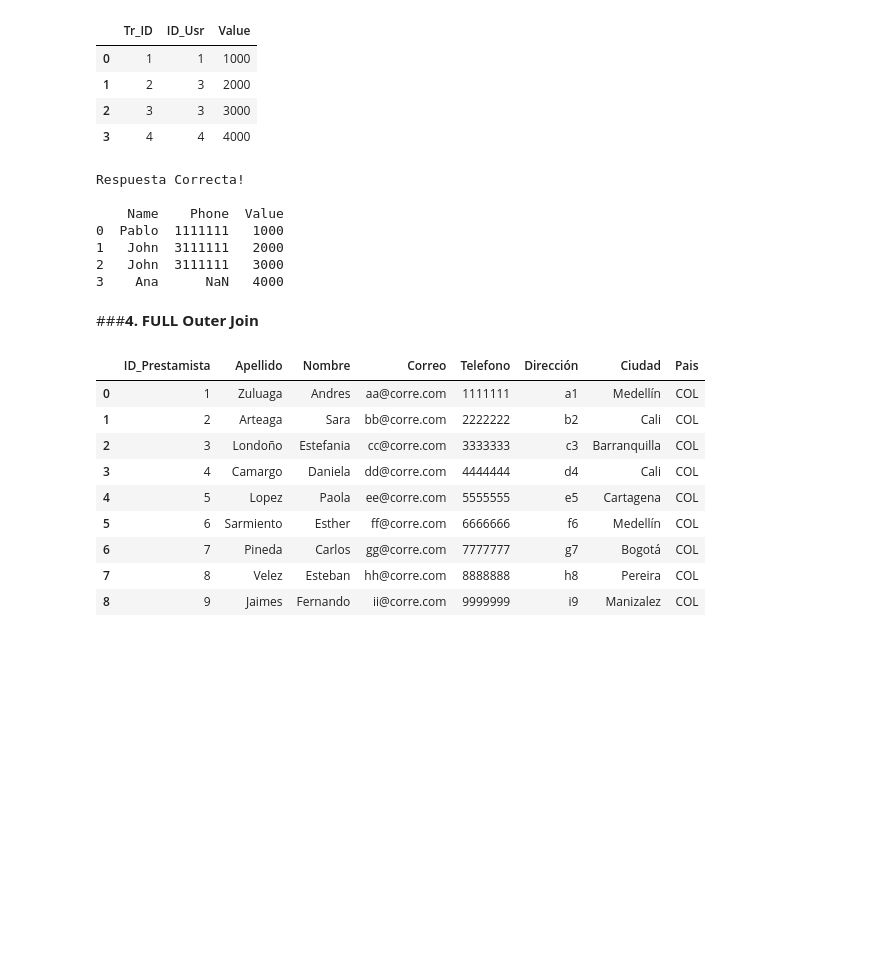
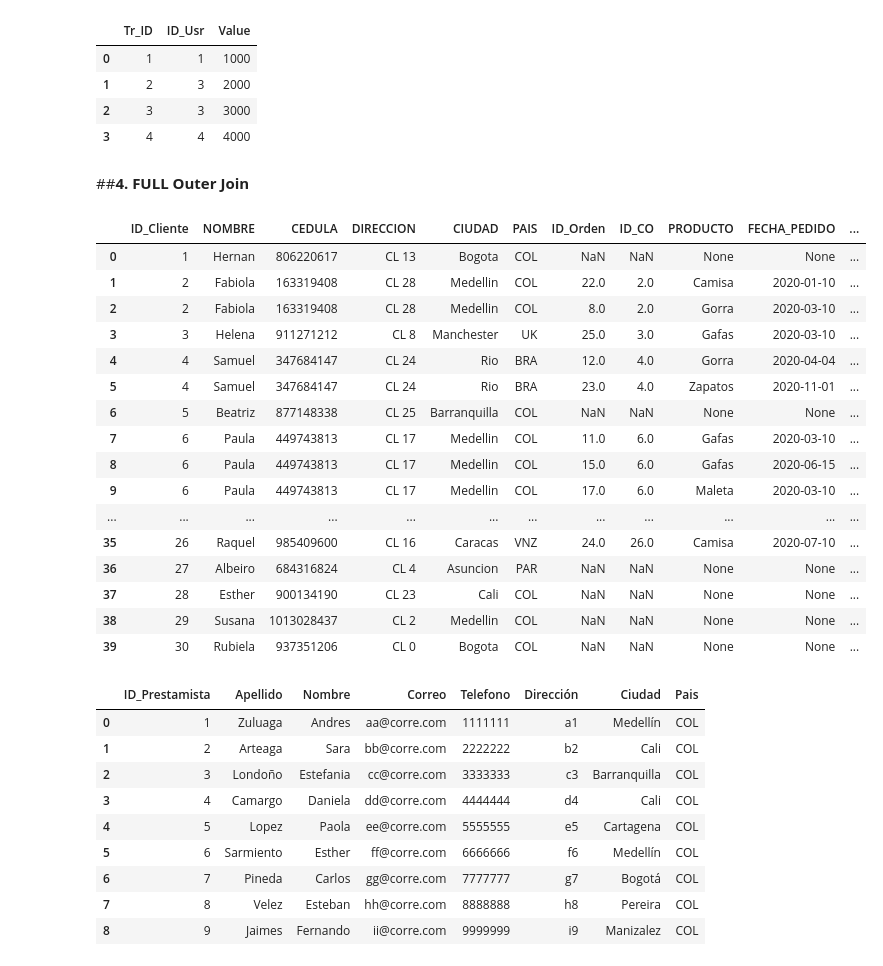
Before and after one commit to ssanchezgoe/python_db, a Jupyter notebook: SQL_RDB_101_ssanchez.ipynb, the cells around one changed output. Cells and saved outputs as stored; diff of their text form; code cells hidden in the pictures; blank space fills up the shorter version.

```diff
--- a/SQL_RDB_101_ssanchez.ipynb
+++ b/SQL_RDB_101_ssanchez.ipynb
@@ -2184,23 +2606,58 @@ transacciones
 # %%
 #@title **¿Cómo podría realizar una búsqueda haciendo un RIGHT JOIN, para que aparezcan el nombre, los telefonos y el valor de la compra de las personas que comparon en la tienda?**
 
-arg = "SELECT usr.Name, usr.Phone, tr.Value FROM usuarios usr RIGHT JOIN transacciones tr ON usr.ID_Usr = tr.ID_Usr" #@param ["SELECT * FROM transacciones tr RIGHT JOIN usuarios usr ON tr.ID_Usr = urs.ID_Usr", "No es posible realizar dicha operacion con RIGHT JOIN", "SELECT usr.Name, usr.Phone, tr.Value FROM usuarios usr RIGHT JOIN transacciones tr ON usr.ID_Usr = tr.ID_Usr" ,"SELECT usr.Name, usr.Phone, tr.Value FROM transacciones tr RIGHT JOIN usuarios usr ON tr.ID_Usr = usr.ID_Usr"]
+arg = "No es posible realizar dicha operacion con RIGHT JOIN" #@param ["SELECT * FROM transacciones tr RIGHT JOIN usuarios usr ON tr.ID_Usr = urs.ID_Usr", "No es posible realizar dicha operacion con RIGHT JOIN", "SELECT usr.Name, usr.Phone, tr.Value FROM usuarios usr RIGHT JOIN transacciones tr ON usr.ID_Usr = tr.ID_Usr" ,"SELECT usr.Name, usr.Phone, tr.Value FROM transacciones tr RIGHT JOIN usuarios usr ON tr.ID_Usr = usr.ID_Usr"]
 
-if arg == "SELECT usr.Name, usr.Phone, tr.Value FROM usuarios usr RIGHT JOIN transacciones tr ON usr.ID_Usr = tr.ID_Usr":
+if arg == "No es posible realizar dicha operacion con RIGHT JOIN":
   print("Respuesta Correcta!\n")
-  print(usuarios.merge(transacciones, on='ID_Usr', how='right')[['Name','Phone','Value']])
 else:
   print("Respuesta incorrecta.")
-# %% [output]
-Respuesta Correcta!
-
-    Name    Phone  Value
-0  Pablo  1111111   1000
-1   John  3111111   2000
-2   John  3111111   3000
-3    Ana      NaN   4000
 # %% [markdown]
-###**4. FULL Outer Join**
+##**4. FULL Outer Join**
+# %%
+#Conexión a la base de datos
+conn = sqlite3.connect('ejemplo_cliente_orden.db')
+
+#Creación del objeto cursor mediante el método cursor()
+cursor = conn.cursor()
+
+stmt ='''SELECT * FROM clientes
+LEFT JOIN ordenes
+ON clientes.ID_Cliente=ordenes.ID_CO
+UNION ALL
+SELECT * FROM ordenes
+LEFT JOIN clientes
+ON clientes.ID_Cliente=ordenes.ID_CO
+WHERE  clientes.ID_Cliente <> NULL
+'''
+cursor.execute(stmt)
+
+# Visualización
+df = pd.DataFrame(cursor.fetchall(), columns=list(map(lambda x: x[0], cursor.description)))
+
+
+# Cierre de conexión
+conn.close()
+
+df
+# %% [output]
+|  | ID_Cliente | NOMBRE | CEDULA | DIRECCION | CIUDAD | PAIS | ID_Orden | ID_CO | PRODUCTO | FECHA_PEDIDO | ... |
+| 0 | 1 | Hernan | 806220617 | CL 13 | Bogota | COL | NaN | NaN | None | None | ... |
+| 1 | 2 | Fabiola | 163319408 | CL 28 | Medellin | COL | 22.0 | 2.0 | Camisa | 2020-01-10 | ... |
+| 2 | 2 | Fabiola | 163319408 | CL 28 | Medellin | COL | 8.0 | 2.0 | Gorra | 2020-03-10 | ... |
+| 3 | 3 | Helena | 911271212 | CL 8 | Manchester | UK | 25.0 | 3.0 | Gafas | 2020-03-10 | ... |
+| 4 | 4 | Samuel | 347684147 | CL 24 | Rio | BRA | 12.0 | 4.0 | Gorra | 2020-04-04 | ... |
+| 5 | 4 | Samuel | 347684147 | CL 24 | Rio | BRA | 23.0 | 4.0 | Zapatos | 2020-11-01 | ... |
+| 6 | 5 | Beatriz | 877148338 | CL 25 | Barranquilla | COL | NaN | NaN | None | None | ... |
+| 7 | 6 | Paula | 449743813 | CL 17 | Medellin | COL | 11.0 | 6.0 | Gafas | 2020-03-10 | ... |
+| 8 | 6 | Paula | 449743813 | CL 17 | Medellin | COL | 15.0 | 6.0 | Gafas | 2020-06-15 | ... |
+| 9 | 6 | Paula | 449743813 | CL 17 | Medellin | COL | 17.0 | 6.0 | Maleta | 2020-03-10 | ... |
+| ... | ... | ... | ... | ... | ... | ... | ... | ... | ... | ... | ... |
+| 35 | 26 | Raquel | 985409600 | CL 16 | Caracas | VNZ | 24.0 | 26.0 | Camisa | 2020-07-10 | ... |
+| 36 | 27 | Albeiro | 684316824 | CL 4 | Asuncion | PAR | NaN | NaN | None | None | ... |
+| 37 | 28 | Esther | 900134190 | CL 23 | Cali | COL | NaN | NaN | None | None | ... |
+| 38 | 29 | Susana | 1013028437 | CL 2 | Medellin | COL | NaN | NaN | None | None | ... |
+| 39 | 30 | Rubiela | 937351206 | CL 0 | Bogota | COL | NaN | NaN | None | None | ... |
 # %%
 #@title **TABLA Prestamista**
 
```
Also changed, not shown: parts of 65 cells of this notebook.
